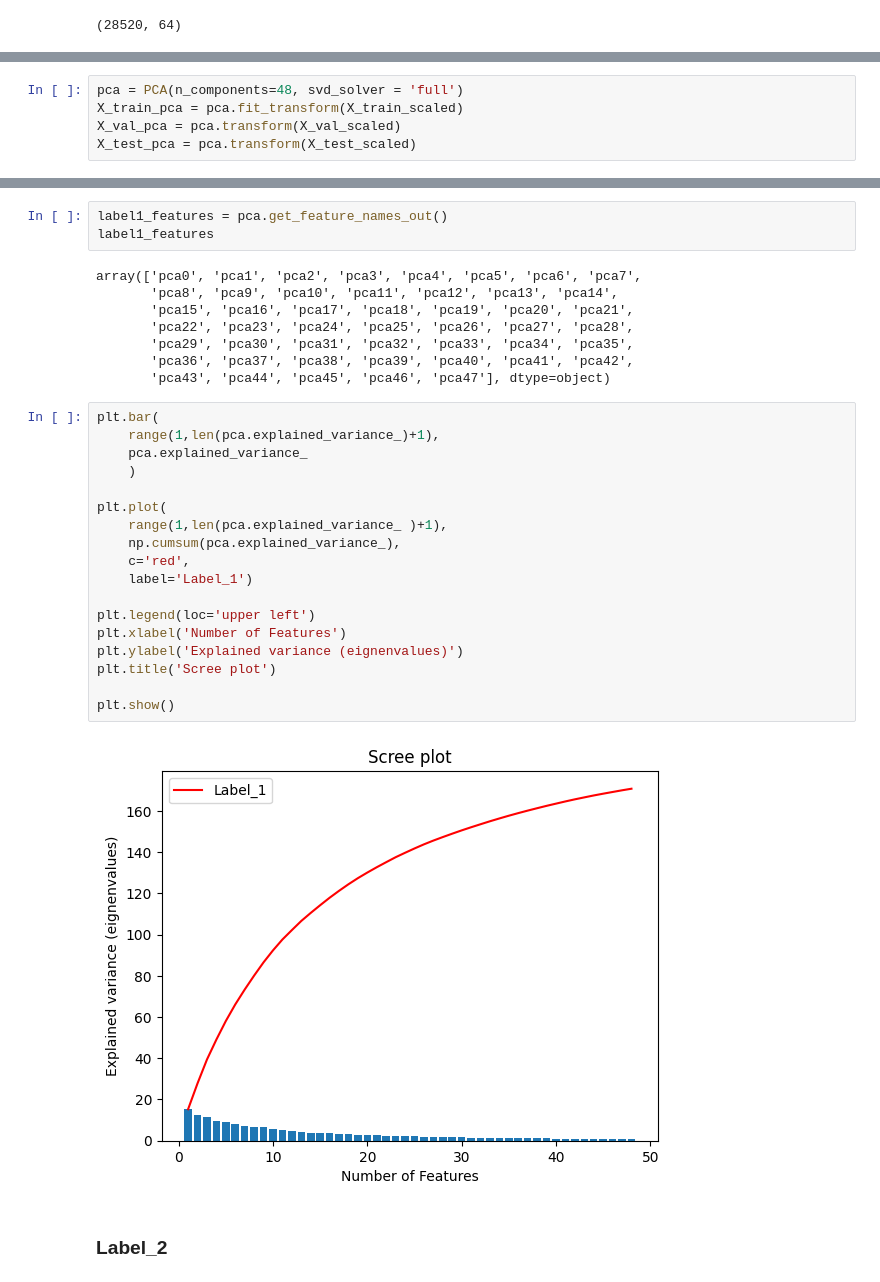
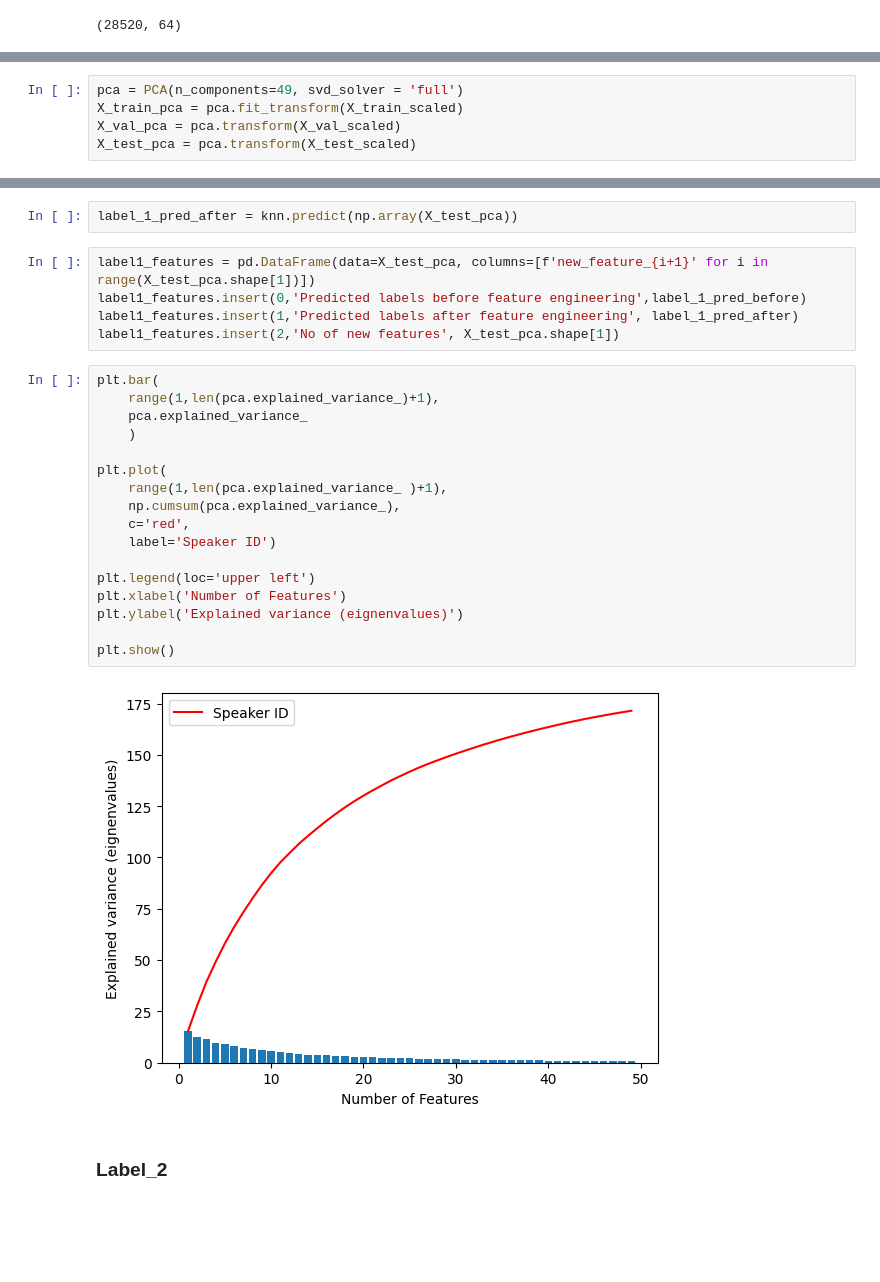
Before and after one commit to BanulaKumarage/Feature-engineering, a Jupyter notebook: Lab1_190331A.ipynb, the cells around one changed output, grey strips where cells are left out. Saved outputs shown, nothing was run; the diff lists cells and outputs as text; blank space fills up the shorter version.

```diff
--- a/Lab1_190331A.ipynb
+++ b/Lab1_190331A.ipynb
@@ -163,5 +181,5 @@ print (min_shape)
 # %%
-pca = PCA(n_components=48, svd_solver = 'full')
+pca = PCA(n_components=49, svd_solver = 'full')
 X_train_pca = pca.fit_transform(X_train_scaled)
 X_val_pca = pca.transform(X_val_scaled)
 X_test_pca = pca.transform(X_test_scaled)
@@ -184,33 +195,28 @@ Accuracy: 98.13%
-# %%
-label1_features = pca.get_feature_names_out()
-label1_features
-# %% [output]
-array(['pca0', 'pca1', 'pca2', 'pca3', 'pca4', 'pca5', 'pca6', 'pca7',
-       'pca8', 'pca9', 'pca10', 'pca11', 'pca12', 'pca13', 'pca14',
-       'pca15', 'pca16', 'pca17', 'pca18', 'pca19', 'pca20', 'pca21',
-       'pca22', 'pca23', 'pca24', 'pca25', 'pca26', 'pca27', 'pca28',
-       'pca29', 'pca30', 'pca31', 'pca32', 'pca33', 'pca34', 'pca35',
-       'pca36', 'pca37', 'pca38', 'pca39', 'pca40', 'pca41', 'pca42',
-       'pca43', 'pca44', 'pca45', 'pca46', 'pca47'], dtype=object)
+# %%
+label_1_pred_after = knn.predict(np.array(X_test_pca))
+# %%
+label1_features = pd.DataFrame(data=X_test_pca, columns=[f'new_feature_{i+1}' for i in range(X_test_pca.shape[1])])
+label1_features.insert(0,'Predicted labels before feature engineering',label_1_pred_before)
+label1_features.insert(1,'Predicted labels after feature engineering', label_1_pred_after)
+label1_features.insert(2,'No of new features', X_test_pca.shape[1])
 # %%
 plt.bar(
     range(1,len(pca.explained_variance_)+1),
     pca.explained_variance_
     )
 
 plt.plot(
     range(1,len(pca.explained_variance_ )+1),
     np.cumsum(pca.explained_variance_),
     c='red',
-    label='Label_1')
+    label='Speaker ID')
 
 plt.legend(loc='upper left')
 plt.xlabel('Number of Features')
 plt.ylabel('Explained variance (eignenvalues)')
-plt.title('Scree plot')
 
 plt.show()
 # %% [output]
-[figure, old version]
+[figure, new version]
 # %% [markdown]
 ### Label_2
```
Also changed, not shown: parts of 51 cells of this notebook.
